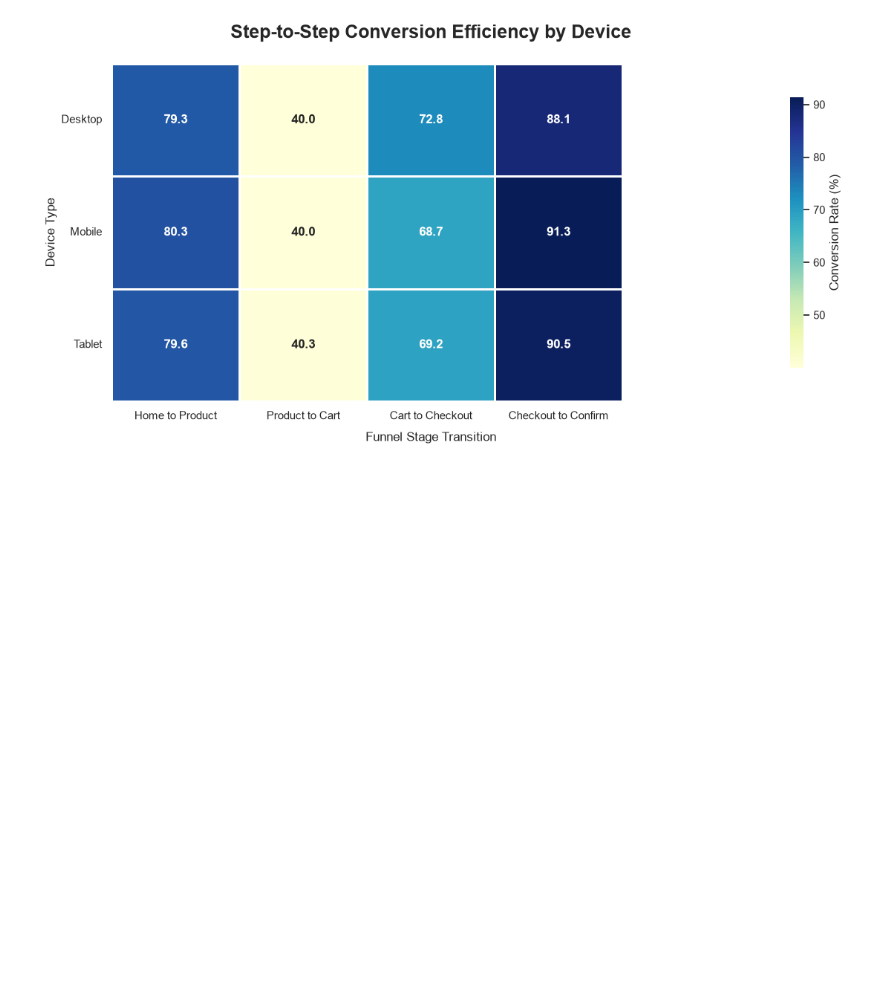
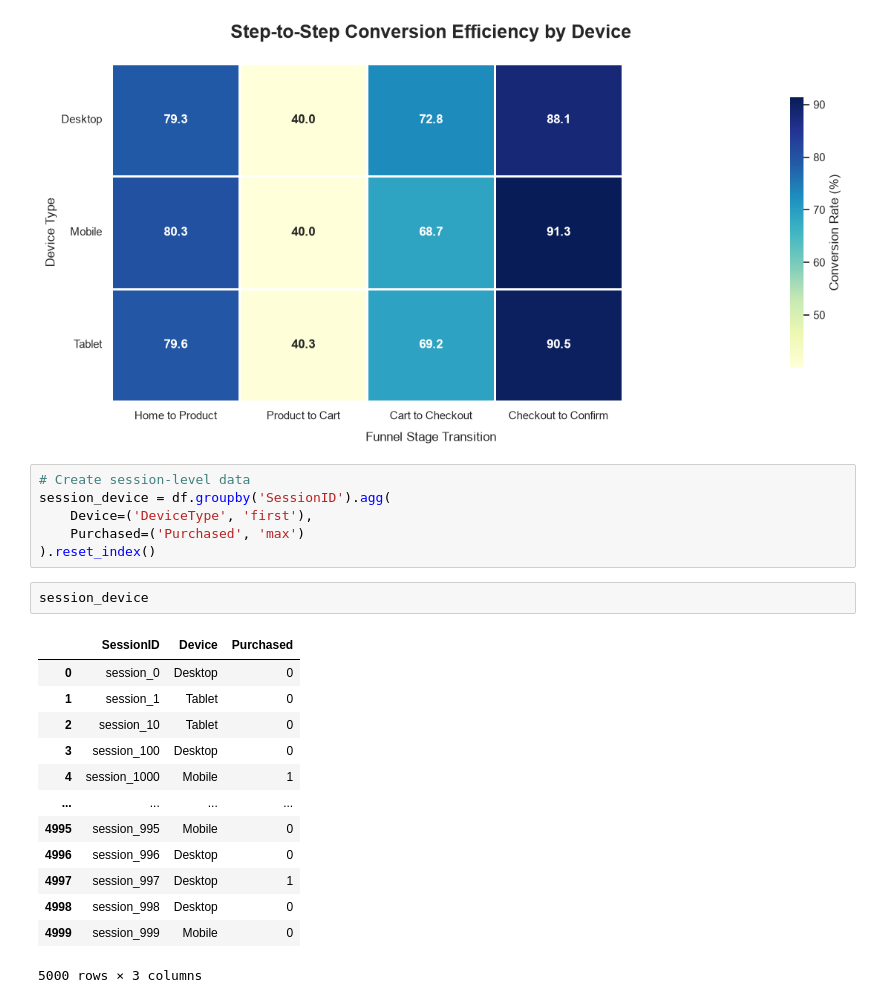
Before and after one commit to RondinellyOliveira/Funnel-Drop, a Jupyter notebook: Funnel_drop_analysis.ipynb, the cells around one changed output. Cells and saved outputs as stored; diff of their text form; blank space fills up the shorter version.

```diff
--- a/Funnel_drop_analysis.ipynb
+++ b/Funnel_drop_analysis.ipynb
@@ -599,3 +603,25 @@ plt.savefig('03_device_conversions_heatmap.png', dpi=300, bbox_inches='tight')
 plt.show()
 # %% [output]
 [figure]
+# %%
+# Create session-level data
+session_device = df.groupby('SessionID').agg(
+    Device=('DeviceType', 'first'),
+    Purchased=('Purchased', 'max')
+).reset_index()
+# %%
+session_device
+# %% [output]
+|  | SessionID | Device | Purchased |
+| 0 | session_0 | Desktop | 0 |
+| 1 | session_1 | Tablet | 0 |
+| 2 | session_10 | Tablet | 0 |
+| 3 | session_100 | Desktop | 0 |
+| 4 | session_1000 | Mobile | 1 |
+| ... | ... | ... | ... |
+| 4995 | session_995 | Mobile | 0 |
+| 4996 | session_996 | Desktop | 0 |
+| 4997 | session_997 | Desktop | 1 |
+| 4998 | session_998 | Desktop | 0 |
+| 4999 | session_999 | Mobile | 0 |
+5000 rows × 3 columns
```
Also changed, not shown: parts of 5 cells of this notebook.
